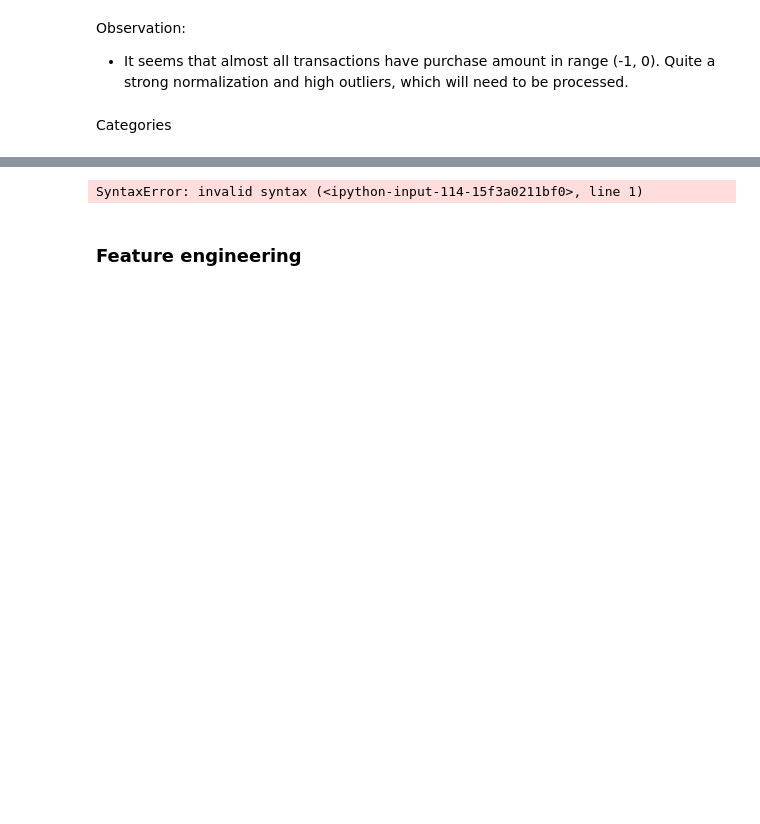
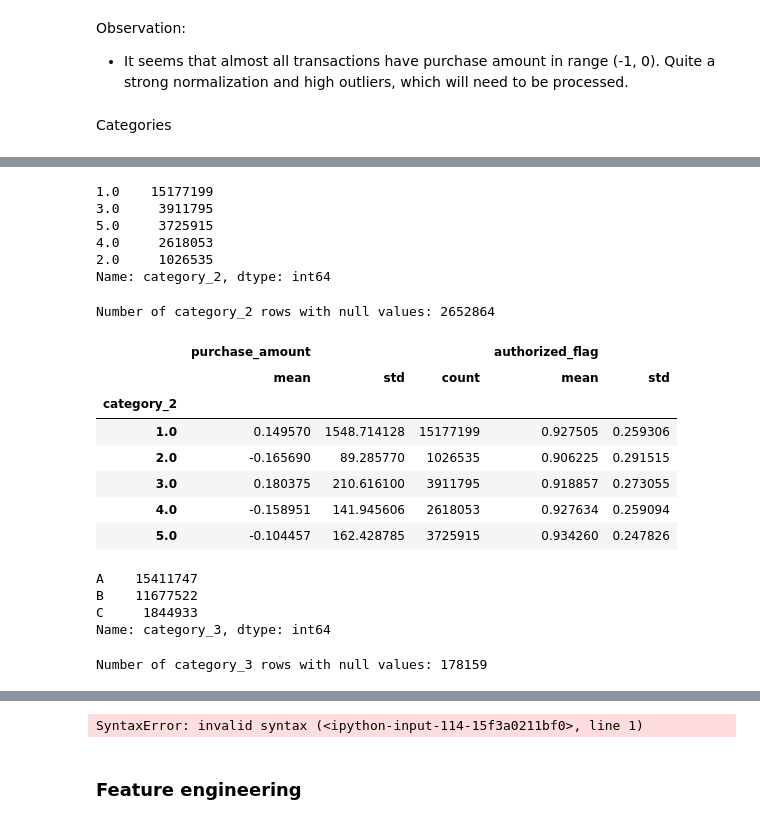
Before and after one commit to johngreibelarsen/understand-customer-loyalty, a Jupyter notebook: basic_kernel.ipynb, the cells around one changed output, grey strips where cells are left out. Cells and saved outputs as stored; diff of their text form; code cells hidden in the pictures; blank space fills up the shorter version.

```diff
--- a/basic_kernel.ipynb
+++ b/basic_kernel.ipynb
@@ -349,0 +368,4 @@ Categories
+# %%
+map_dict = {'Y': 0, 'N': 1}
+df_historical_transactions['category_1'] = df_historical_transactions['category_1'].apply(lambda x: map_dict[x])
+df_historical_transactions.groupby(['category_1']).agg({'purchase_amount': ['mean', 'std', 'count'], 'authorized_flag': ['mean', 'std']})
@@ -349,0 +378,37 @@ Categories
+# %%
+df_historical_transactions['category_2'].value_counts()
+# %% [output]
+1.0    15177199
+3.0     3911795
+5.0     3725915
+4.0     2618053
+2.0     1026535
+Name: category_2, dtype: int64
+# %%
+nan_rows = df_historical_transactions[df_historical_transactions['category_2'].isnull()]
+print("Number of category_2 rows with null values: {} ".format(len(nan_rows.values)))
+# %% [output]
+Number of category_2 rows with null values: 2652864
+# %%
+df_historical_transactions.groupby(['category_2']).agg({'purchase_amount': ['mean', 'std', 'count'], 'authorized_flag': ['mean', 'std']})
+# %% [output]
+|  | purchase_amount |  |  | authorized_flag |  |
+|  | mean | std | count | mean | std |
+| category_2 |  |  |  |  |  |
+| 1.0 | 0.149570 | 1548.714128 | 15177199 | 0.927505 | 0.259306 |
+| 2.0 | -0.165690 | 89.285770 | 1026535 | 0.906225 | 0.291515 |
+| 3.0 | 0.180375 | 210.616100 | 3911795 | 0.918857 | 0.273055 |
+| 4.0 | -0.158951 | 141.945606 | 2618053 | 0.927634 | 0.259094 |
+| 5.0 | -0.104457 | 162.428785 | 3725915 | 0.934260 | 0.247826 |
+# %%
+df_historical_transactions['category_3'].value_counts()
+# %% [output]
+A    15411747
+B    11677522
+C     1844933
+Name: category_3, dtype: int64
+# %%
+nan_rows = df_historical_transactions[df_historical_transactions['category_3'].isnull()]
+print("Number of category_3 rows with null values: {} ".format(len(nan_rows.values)))
+# %% [output]
+Number of category_3 rows with null values: 178159
```
Also changed, not shown: parts of 8 cells of this notebook.
